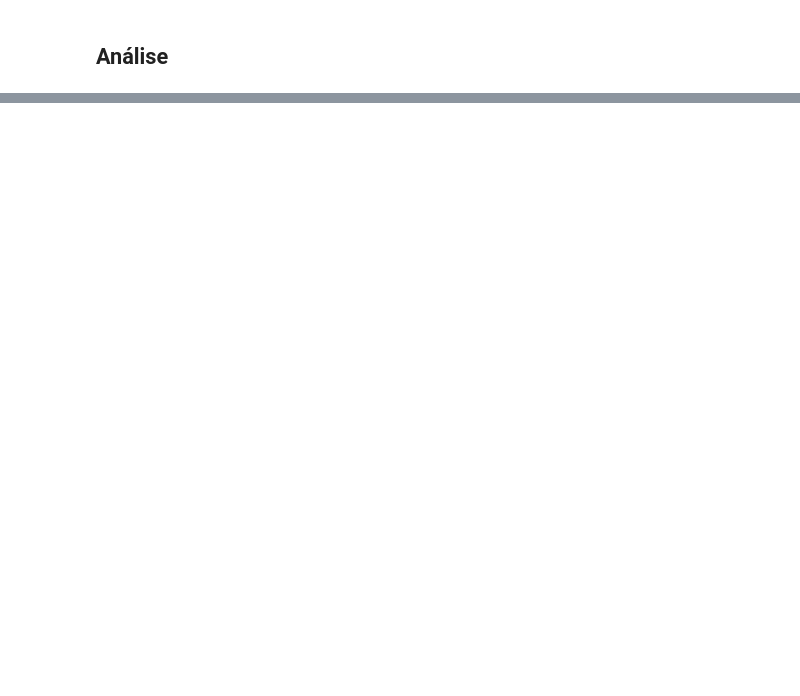
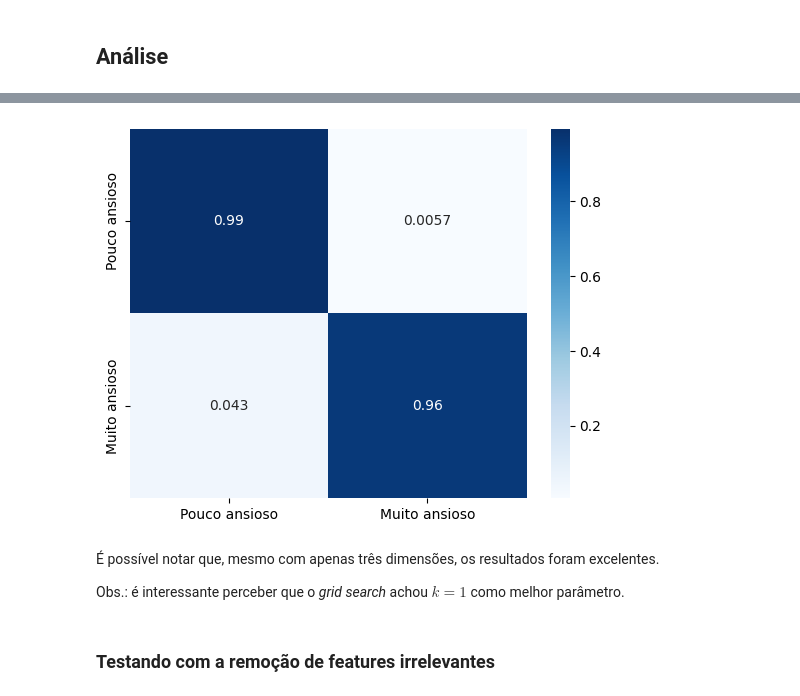
Before and after one commit to joaoloss/social-anxiety-analysis, a Jupyter notebook: src.ipynb, the cells around one changed output, grey strips where cells are left out. Saved outputs shown, nothing was run; the diff lists cells and outputs as text; code cells hidden in the pictures; blank space fills up the shorter version.

```diff
--- a/src.ipynb
+++ b/src.ipynb
@@ -453,0 +507,4 @@ Os gráficos evidenciam que a distinção entre os grupos extremos é significat
+# %%
+X_1_test_2d = pca.transform(X_1_test)
+y_pred_2d = clf.predict(X_1_test_2d)
+print(classification_report(y_1_test, y_pred_2d))
@@ -453,0 +520,10 @@ Os gráficos evidenciam que a distinção entre os grupos extremos é significat
+# %%
+sns.heatmap(confusion_matrix(y_1_test, y_pred_2d, normalize='true'), annot=True, cmap='Blues', xticklabels=['Pouco ansioso', 'Muito ansioso'], yticklabels=['Pouco ansioso', 'Muito ansioso']);
+# %% [output]
+[figure, added]
+# %% [markdown]
+É possível notar que, mesmo com apenas três dimensões, os resultados foram excelentes.
+
+Obs.: é interessante perceber que o *grid search* achou $k = 1$ como melhor parâmetro.
+# %% [markdown]
+### Testando com a remoção de features irrelevantes
```
Also changed, not shown: parts of 66 cells of this notebook, 1 other file.
